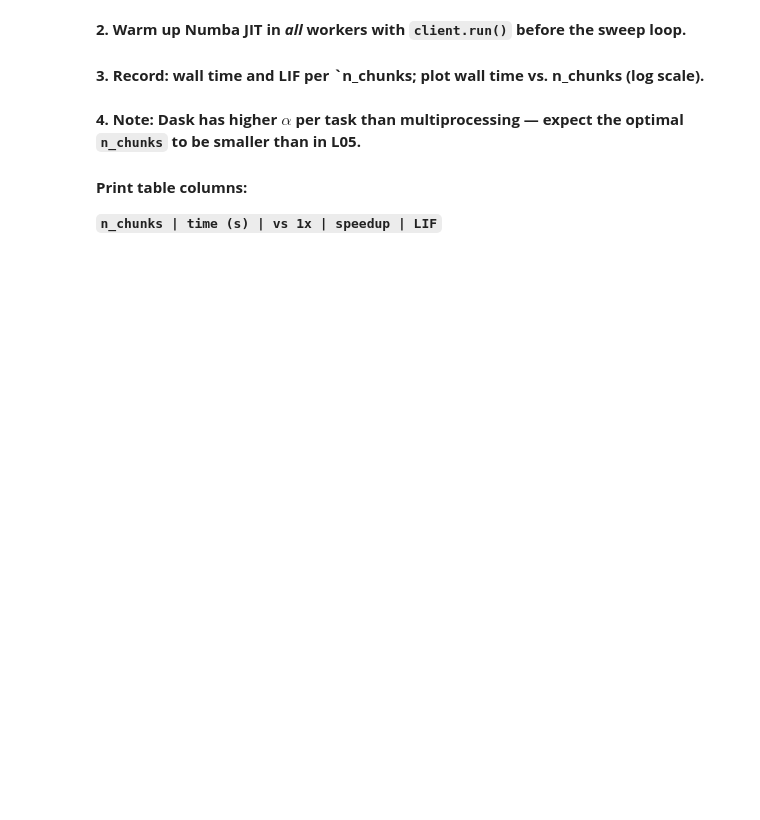
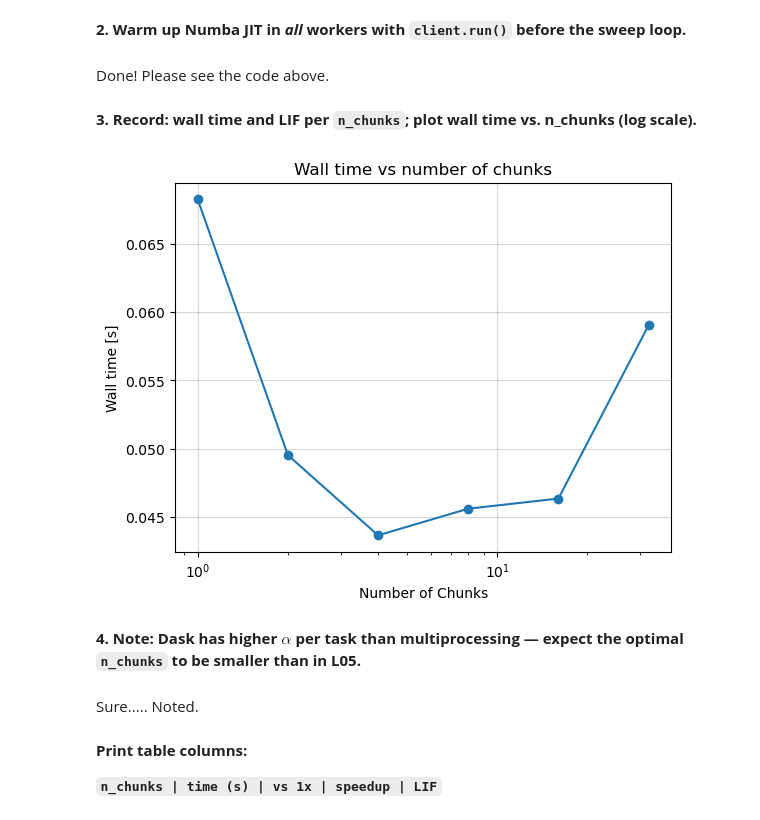
Before and after one commit to NDS8-TCP/nsc-mikkel, a Jupyter notebook: l06_exercises.ipynb, the cells around one changed output. Drawn from its saved outputs; the diff is of its cells as text; code cells hidden in the pictures; blank space fills up the shorter version.

Commit message:
l06: milestone 2 done

```diff
--- a/l06_exercises.ipynb
+++ b/l06_exercises.ipynb
@@ -536,9 +572,48 @@ Date:   Tue Mar 24 19:39:35 2026 +0000
+# %%
+from pathlib import Path
+import pandas as pd
+
+ms1_file = Path("l06_milestone1.csv")
+
+if not ms1_file.exists():
+    n_chunks, times, vs1x, speedups, lifs = compute_ms1()
+    df = pd.DataFrame({
+        "n_chunks": n_chunks,
+        "time": times,
+        "vs1x": vs1x,
+        "speedup": speedups,
+        "lif": lifs
+    })
+    df.to_csv(ms1_file, index_label=False)
 # %% [markdown]
 **2. Warm up Numba JIT in *all* workers with `client.run()` before the sweep loop.**
+# %% [markdown]
+Done! Please see the code above.
 # %% [markdown]
-**3. Record: wall time and LIF per `n_chunks; plot wall time vs. n_chunks (log scale).**
+**3. Record: wall time and LIF per `n_chunks`; plot wall time vs. n_chunks (log scale).**
+# %%
+import matplotlib.pyplot as plt
+
+
+ms1_results = pd.read_csv(ms1_file)
+
+wall_time = ms1_results["time"]
+n_chunks = ms1_results["n_chunks"]
+
+plt.plot(n_chunks, wall_time, marker="o")
+plt.xscale("log")
+plt.xlabel("Number of Chunks")
+plt.ylabel("Wall time [s]")
+plt.grid(alpha=0.5)
+plt.title("Wall time vs number of chunks")
+plt.savefig("dask_chunk_sweep.png")
+plt.show()
+# %% [output]
+[figure, added]
 # %% [markdown]
 **4. Note: Dask has higher $\alpha$ per task than multiprocessing — expect the optimal `n_chunks` to be smaller than in L05.**
+# %% [markdown]
+Sure..... Noted.
 # %% [markdown]
 ****Print table columns:****
 
```
Also changed, not shown: parts of 12 cells of this notebook, 2 other files.
